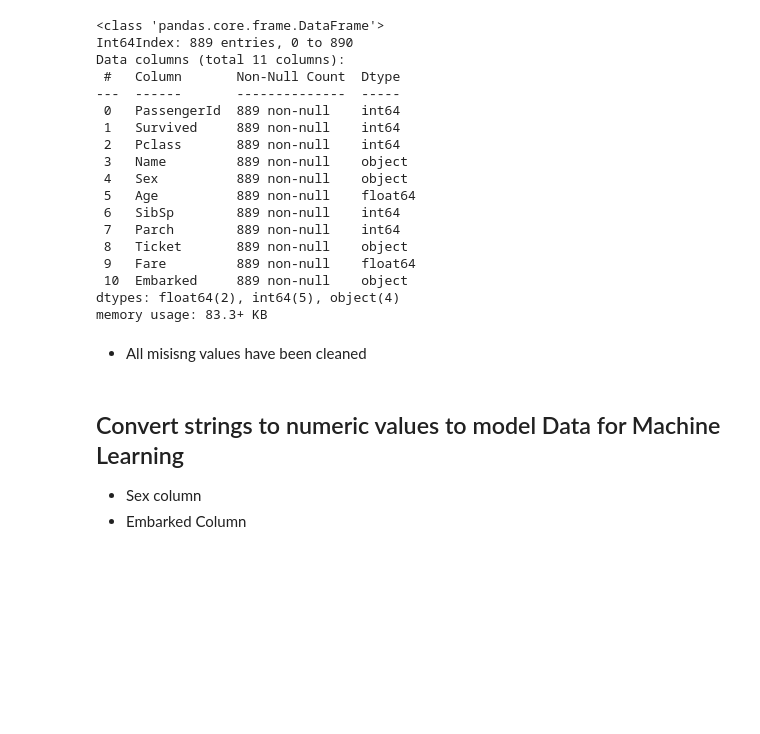
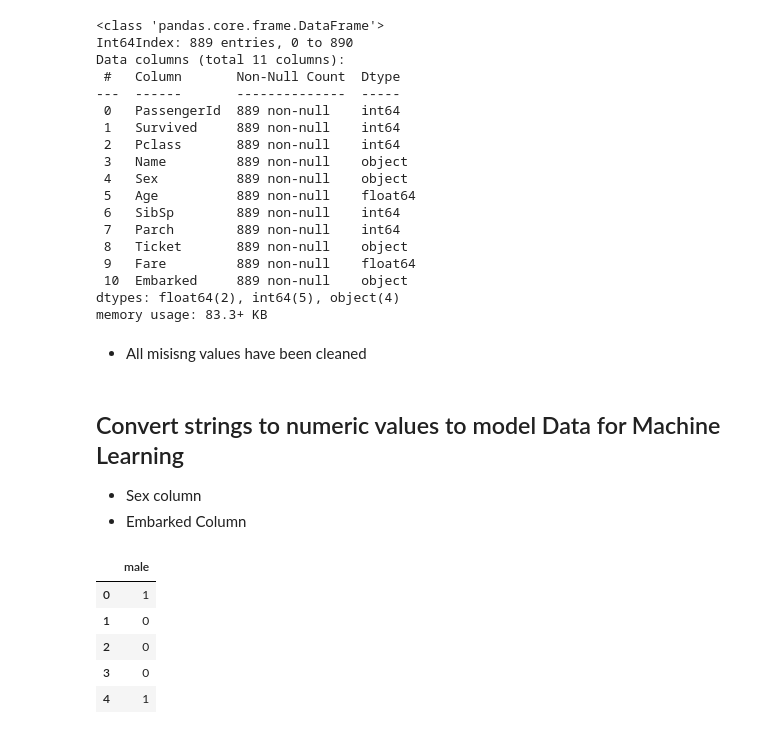
Before and after one commit to HunterKane/TItanic---Kaggle-ML-Competition, a Jupyter notebook: Titanic Kaggle Competition .ipynb, the cells around one changed output. Drawn from its saved outputs; the diff is of its cells as text; code cells hidden in the pictures; blank space fills up the shorter version.

```diff
--- a/Titanic Kaggle Competition .ipynb
+++ b/Titanic Kaggle Competition .ipynb
@@ -392,0 +398,9 @@ memory usage: 83.3+ KB
+# %%
+sex.head()
+# %% [output]
+|  | male |
+| 0 | 1 |
+| 1 | 0 |
+| 2 | 0 |
+| 3 | 0 |
+| 4 | 1 |
```
Also changed, not shown: parts of 18 cells of this notebook.
